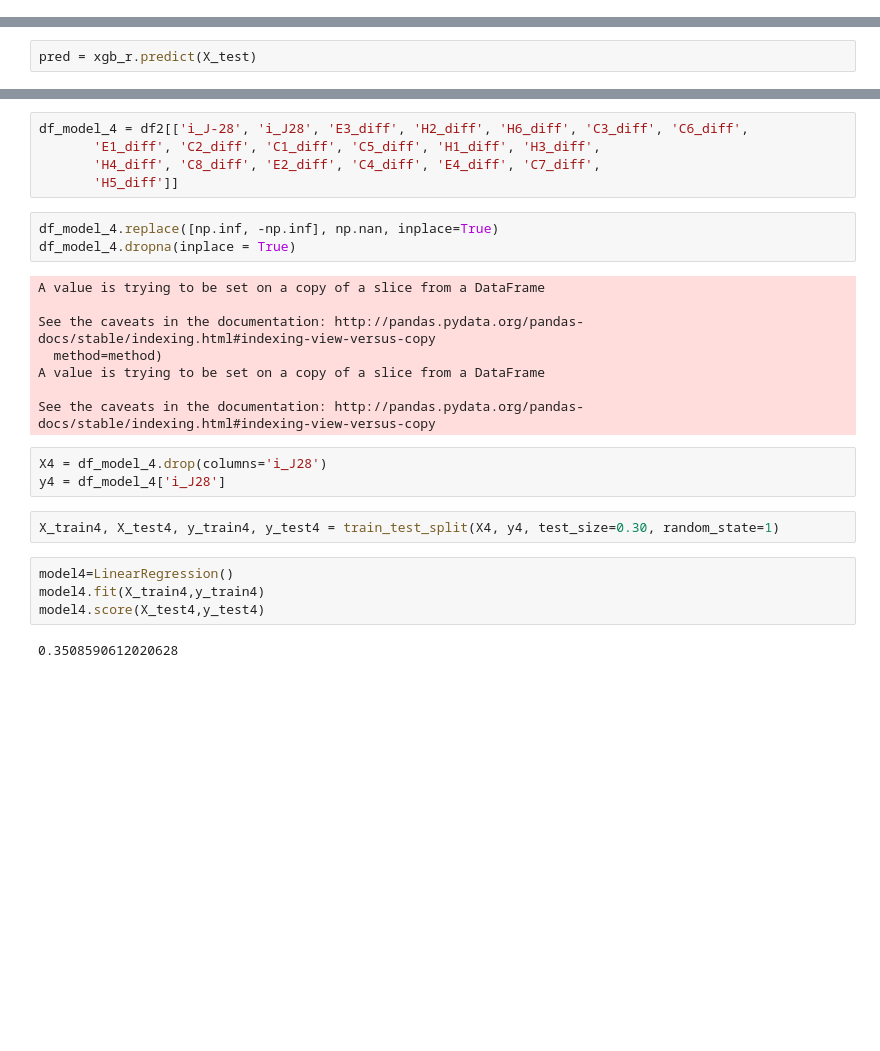
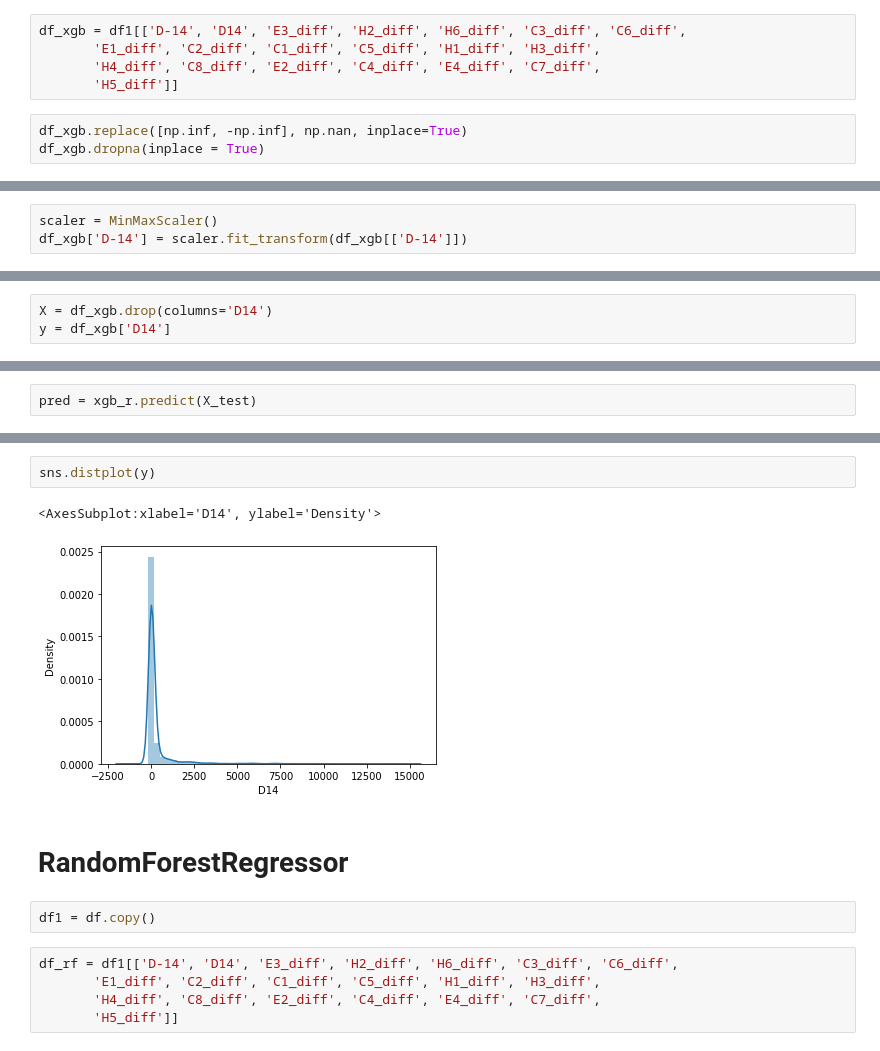
Before and after one commit to TristanBOOK/coronanet, a Jupyter notebook: Notebooks/Model_LMA_LR.ipynb, the cells around one changed output, grey strips where cells are left out. Saved outputs shown, nothing was run; the diff lists cells and outputs as text; blank space fills up the shorter version.

```diff
--- a/Notebooks/Model_LMA_LR.ipynb
+++ b/Notebooks/Model_LMA_LR.ipynb
@@ -258,0 +650,8 @@ model.score(X_test,y_test)
+# %%
+df_xgb = df1[['D-14', 'D14', 'E3_diff', 'H2_diff', 'H6_diff', 'C3_diff', 'C6_diff',
+       'E1_diff', 'C2_diff', 'C1_diff', 'C5_diff', 'H1_diff', 'H3_diff',
+       'H4_diff', 'C8_diff', 'E2_diff', 'C4_diff', 'E4_diff', 'C7_diff',
+       'H5_diff']]
+# %%
+df_xgb.replace([np.inf, -np.inf], np.nan, inplace=True)
+df_xgb.dropna(inplace = True)
@@ -258,0 +666,3 @@ model.score(X_test,y_test)
+# %%
+scaler = MinMaxScaler()
+df_xgb['D-14'] = scaler.fit_transform(df_xgb[['D-14']])
@@ -258,0 +674,3 @@ model.score(X_test,y_test)
+# %%
+X = df_xgb.drop(columns='D14')
+y = df_xgb['D14']
@@ -443,27 +731,14 @@ model3.score(X_test3,y_test3)
-# %%
-df_model_4 = df2[['i_J-28', 'i_J28', 'E3_diff', 'H2_diff', 'H6_diff', 'C3_diff', 'C6_diff',
-       'E1_diff', 'C2_diff', 'C1_diff', 'C5_diff', 'H1_diff', 'H3_diff',
-       'H4_diff', 'C8_diff', 'E2_diff', 'C4_diff', 'E4_diff', 'C7_diff',
-       'H5_diff']]
-# %%
-df_model_4.replace([np.inf, -np.inf], np.nan, inplace=True)
-df_model_4.dropna(inplace = True)
-# %% [output]
-A value is trying to be set on a copy of a slice from a DataFrame
-
-See the caveats in the documentation: http://pandas.pydata.org/pandas-docs/stable/indexing.html#indexing-view-versus-copy
-  method=method)
-A value is trying to be set on a copy of a slice from a DataFrame
-
-See the caveats in the documentation: http://pandas.pydata.org/pandas-docs/stable/indexing.html#indexing-view-versus-copy
-# %%
-X4 = df_model_4.drop(columns='i_J28')
-y4 = df_model_4['i_J28']
-# %%
-X_train4, X_test4, y_train4, y_test4 = train_test_split(X4, y4, test_size=0.30, random_state=1)
-# %%
-model4=LinearRegression()
-model4.fit(X_train4,y_train4)
-model4.score(X_test4,y_test4)
-# %% [output]
-0.3508590612020628
+# %%
+sns.distplot(y)
+# %% [output]
+<AxesSubplot:xlabel='D14', ylabel='Density'>
+[figure, added]
+# %% [markdown]
+# RandomForestRegressor
+# %%
+df1 = df.copy()
+# %%
+df_rf = df1[['D-14', 'D14', 'E3_diff', 'H2_diff', 'H6_diff', 'C3_diff', 'C6_diff',
+       'E1_diff', 'C2_diff', 'C1_diff', 'C5_diff', 'H1_diff', 'H3_diff',
+       'H4_diff', 'C8_diff', 'E2_diff', 'C4_diff', 'E4_diff', 'C7_diff',
+       'H5_diff']]
```
Also changed, not shown: parts of 155 cells of this notebook.
